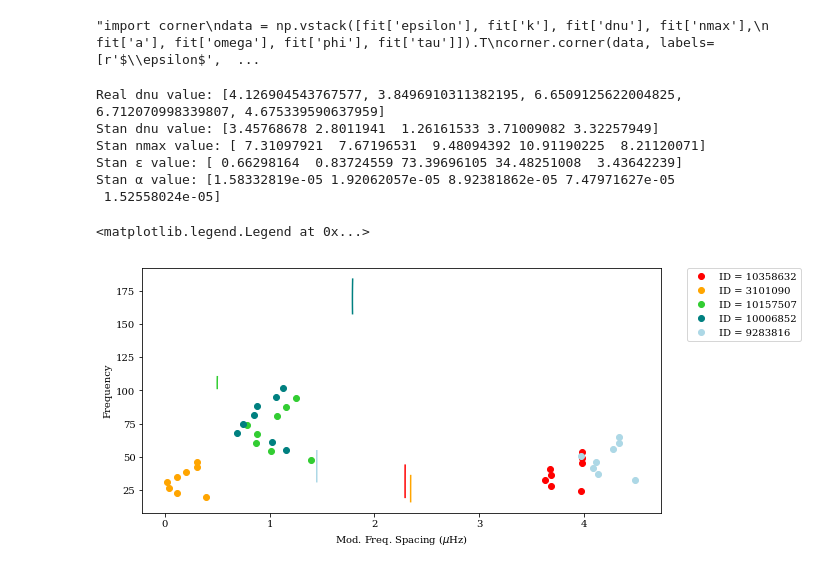
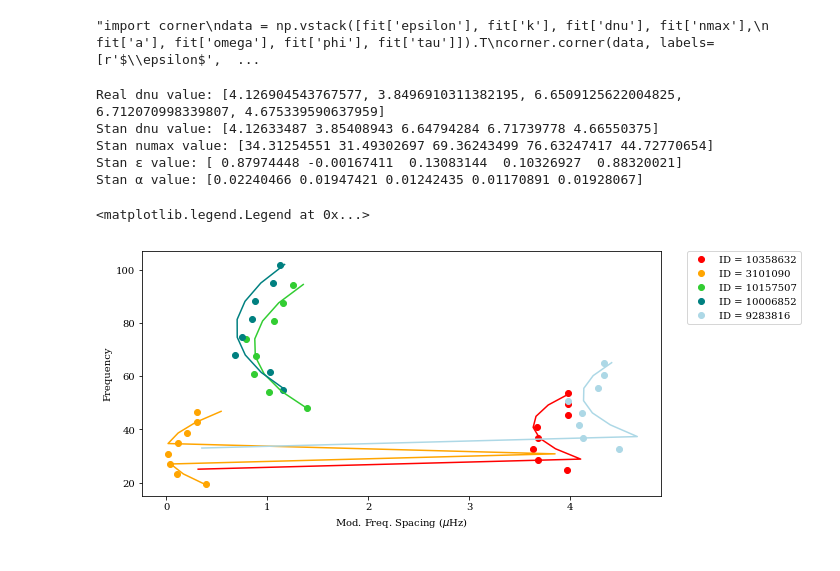
Before and after one commit to daw538/y4project, a Jupyter notebook: Dan_notebooks/rgdata-hbm-no-osc.ipynb, the cells around one changed output. Drawn from its saved outputs; the diff is of its cells as text; code cells hidden in the pictures.

Commit message:
Implemented hierarchical reparameterised model for alpha and epsilon; fixed possible bug in stan code.

```diff
--- a/Dan_notebooks/rgdata-hbm-no-osc.ipynb
+++ b/Dan_notebooks/rgdata-hbm-no-osc.ipynb
@@ -67,28 +82,20 @@ print(dnu_avgarr)
 # %% [markdown]
 The data for the different stars can be viewed on an Échelle Diagram.
 # %%
+plt.figure(1)
 for i in np.arange(0,len(IDs),1):
     plt.scatter(modesID[i]['f0'] % dnu_avgID[i], modesID[i]['f0'], label=r'ID = '+str(IDs[i]))
-
-#Define start parameters
-eps = []
-for i in range(len(IDs)):
-    epsilon1 = np.median((modesID[i].f0 % dnu_avg) / dnu_avg)
-    eps.append(epsilon1)
-epsilon = np.asarray(eps)
-
-numax_obs = Numax
-nmax = numax_obs/dnu_avgarr - epsilon
-alpha = 0.015*dnu_avgarr**(-0.32)
-A = 0.06*dnu_avgarr**(-0.88)
-G = np.ones([len(IDs)])*3.08
-tau = np.ones([len(IDs)])*10
-phi = np.ones([len(IDs)])*1.71
 
 plt.ylabel('Frequency')
 plt.xlabel(r'Mod. Freq. Spacing ('+ str(u"%.3f" % dnu_avg) +') $\mu$Hz')
 plt.legend(bbox_to_anchor=(1.05, 1), loc=2, borderaxespad=0.5)
 #plt.savefig('seminar/manyrgbs.pdf')
+
+plt.figure(2)
+for i in np.arange(0,len(IDs),1):
+    plt.scatter(modesID[i]['n'], modesID[i]['f0'], label=r'ID = '+str(IDs[i]))
+plt.xlabel('Radial Order ($n$)')
+plt.ylabel('Frequency')
 plt.show()
 
 print(alpha)
@@ -154,12 +179,16 @@ stan_data = {'N': len(IDs),
          'n': arr_n,
          'freq': arr_freq,
          'freq_err': arr_freqerr,
+         'numax_obs': Numax,
+         'numax_err': Numax_err,
          'dnu_guess': dnu_avgarr
         }
 start = {'dnu': dnu_avgarr,
-         'nmax': nmax,
-         'epsilon': epsilon,
-         'alpha': alpha,
+         'numax': Numax,
+         'eps_std': 0.01,
+         'al_std': 0.01,
+         #'epsilon': epsilon,
+         #'alpha': alpha,
          'epsA': 0.601,
          'epsB': 0.632,
          'alA': 0.015,
@@ -167,5 +196,5 @@ start = {'dnu': dnu_avgarr,
     }
 nchains = 4
 
-fit = sm.sampling(data=stan_data, iter=10000, chains=nchains, init=[start for n in range(nchains)])
+fit = sm.sampling(data=stan_data, iter=5000, chains=nchains, init=[start for n in range(nchains)])
 # %% [output]
@@ -248,8 +262,8 @@ plt.show()
 '''
 # %%
 %matplotlib inline
-def model(n,dnu,nmax,eps,alpha):
-    s = (n + eps + ((alpha/2)*(nmax-n)**2))*dnu
+def model(n,dnu,numax,eps,alpha):
+    s = (n + eps + ((alpha/2)*(n-(numax/dnu + eps))**2))*dnu
     return s
 
 
@@ -267,7 +281,7 @@ for i in np.arange(0,len(IDs),1):
 
     g2 = model(arr_n[i],
            np.mean(fit['dnu'], axis=0)[i],
-           np.mean(fit['nmax'], axis=0)[i],
+           np.mean(fit['numax'], axis=0)[i],
            np.mean(fit['epsilon'], axis=0)[i],
            np.mean(fit['alpha'], axis=0)[i])
 
@@ -276,40 +290,39 @@ for i in np.arange(0,len(IDs),1):
 '''
 g1 = model(arr_n,
            np.mean(fit['dnu'], axis=0),
            np.mean(fit['nmax'], axis=0),
            np.mean(fit['epsilon'], axis=0),
            np.mean(fit['alpha'], axis=0))
            #np.mean(fit['A'], axis=0),
            #np.mean(fit['G'], axis=0),
            #np.mean(fit['phi'], axis=0),
            #np.mean(fit['tau'], axis=0))
 
 plt.plot(g1 % np.mean(fit['dnu'], axis=0), g1, label='Fit_2D')
 '''
 
 
 #print(arr_n[0])
 print('Real dnu value:', dnu_avgID)
 print('Stan dnu value:', np.mean(fit['dnu'], axis=0))
-print('Stan nmax value:', np.mean(fit['nmax'], axis=0))
+print('Stan numax value:', np.mean(fit['numax'], axis=0))
 print('Stan ε value:', np.mean(fit['epsilon'], axis=0))
 print('Stan α value:', np.mean(fit['alpha'], axis=0))
 
 
 plt.legend()
 plt.ylabel('Frequency')
 plt.xlabel(r'Mod. Freq. Spacing ($\mu$Hz)')
 plt.legend(bbox_to_anchor=(1.05, 1), loc=2, borderaxespad=0.)
 #plt.savefig('seminar/somergbseizure.pdf', bbox='tight_layout')
 # %% [output]
 Real dnu value: [4.126904543767577, 3.8496910311382195, 6.6509125622004825, 6.712070998339807, 4.675339590637959]
-Stan dnu value: [3.45768678 2.8011941  1.26161533 3.71009082 3.32257949]
-Stan nmax value: [ 7.31097921  7.67196531  9.48094392 10.91190225  8.21120071]
-Stan ε value: [ 0.66298164  0.83724559 73.39696105 34.48251008  3.43642239]
-Stan α value: [1.58332819e-05 1.92062057e-05 8.92381862e-05 7.47971627e-05
- 1.52558024e-05]
+Stan dnu value: [4.12633487 3.85408943 6.64794284 6.71739778 4.66550375]
+Stan numax value: [34.31254551 31.49302697 69.36243499 76.63247417 44.72770654]
+Stan ε value: [ 0.87974448 -0.00167411  0.13083144  0.10326927  0.88320021]
+Stan α value: [0.02240466 0.01947421 0.01242435 0.01170891 0.01928067]
 <matplotlib.legend.Legend at 0x...>
-[figure, old version]
+[figure, new version]
 # %%
 #fitdf = fit.to_dataframe(permuted=True)
 #display(fitdf)
```
Also changed, not shown: parts of 6 cells of this notebook.
